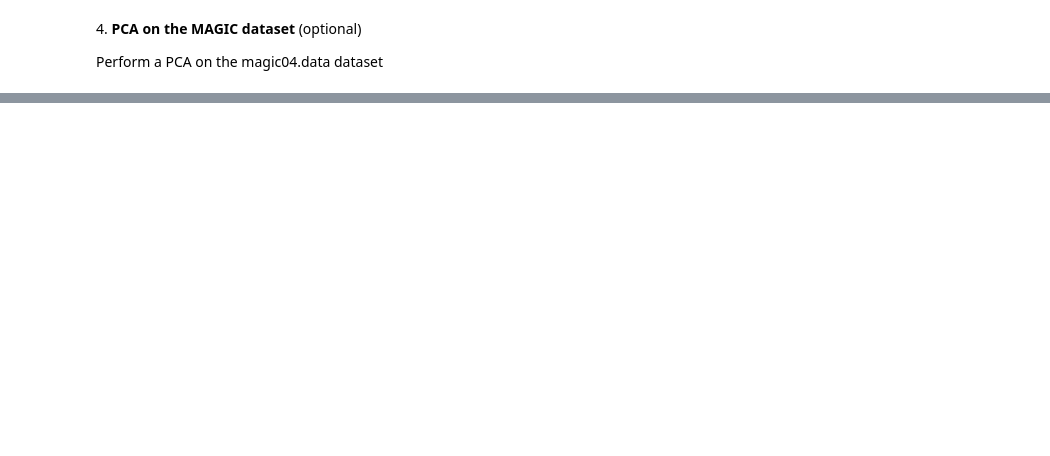
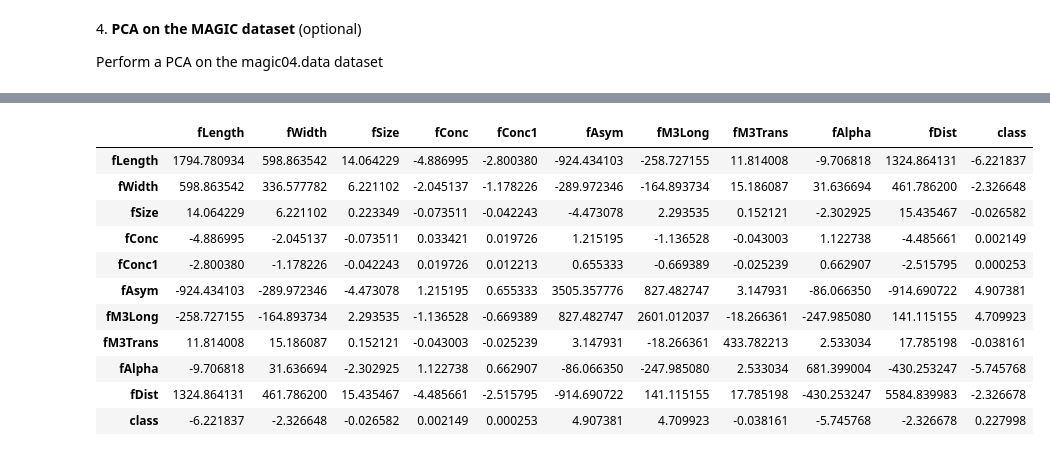
Before and after one commit to filippobezzi/LaboratoryOfComputationalPhysics_Y7, a Jupyter notebook: 08ex_LinearAlgebra.ipynb, the cells around one changed output, grey strips where cells are left out. Saved outputs shown, nothing was run; the diff lists cells and outputs as text; code cells hidden in the pictures; blank space fills up the shorter version.

```diff
--- a/08ex_LinearAlgebra.ipynb
+++ b/08ex_LinearAlgebra.ipynb
@@ -115,0 +353,16 @@ magic04.names.1         [ <=>                ]   5,27K  --.-KB/s    in 0s
+# %%
+cov = data.cov()
+cov.head(11)
+# %% [output]
+|  | fLength | fWidth | fSize | fConc | fConc1 | fAsym | fM3Long | fM3Trans | fAlpha | fDist | class |
+| fLength | 1794.780934 | 598.863542 | 14.064229 | -4.886995 | -2.800380 | -924.434103 | -258.727155 | 11.814008 | -9.706818 | 1324.864131 | -6.221837 |
+| fWidth | 598.863542 | 336.577782 | 6.221102 | -2.045137 | -1.178226 | -289.972346 | -164.893734 | 15.186087 | 31.636694 | 461.786200 | -2.326648 |
+| fSize | 14.064229 | 6.221102 | 0.223349 | -0.073511 | -0.042243 | -4.473078 | 2.293535 | 0.152121 | -2.302925 | 15.435467 | -0.026582 |
+| fConc | -4.886995 | -2.045137 | -0.073511 | 0.033421 | 0.019726 | 1.215195 | -1.136528 | -0.043003 | 1.122738 | -4.485661 | 0.002149 |
+| fConc1 | -2.800380 | -1.178226 | -0.042243 | 0.019726 | 0.012213 | 0.655333 | -0.669389 | -0.025239 | 0.662907 | -2.515795 | 0.000253 |
+| fAsym | -924.434103 | -289.972346 | -4.473078 | 1.215195 | 0.655333 | 3505.357776 | 827.482747 | 3.147931 | -86.066350 | -914.690722 | 4.907381 |
+| fM3Long | -258.727155 | -164.893734 | 2.293535 | -1.136528 | -0.669389 | 827.482747 | 2601.012037 | -18.266361 | -247.985080 | 141.115155 | 4.709923 |
+| fM3Trans | 11.814008 | 15.186087 | 0.152121 | -0.043003 | -0.025239 | 3.147931 | -18.266361 | 433.782213 | 2.533034 | 17.785198 | -0.038161 |
+| fAlpha | -9.706818 | 31.636694 | -2.302925 | 1.122738 | 0.662907 | -86.066350 | -247.985080 | 2.533034 | 681.399004 | -430.253247 | -5.745768 |
+| fDist | 1324.864131 | 461.786200 | 15.435467 | -4.485661 | -2.515795 | -914.690722 | 141.115155 | 17.785198 | -430.253247 | 5584.839983 | -2.326678 |
+| class | -6.221837 | -2.326648 | -0.026582 | 0.002149 | 0.000253 | 4.907381 | 4.709923 | -0.038161 | -5.745768 | -2.326678 | 0.227998 |
```
Also changed, not shown: parts of 30 cells of this notebook, 19 other files.
